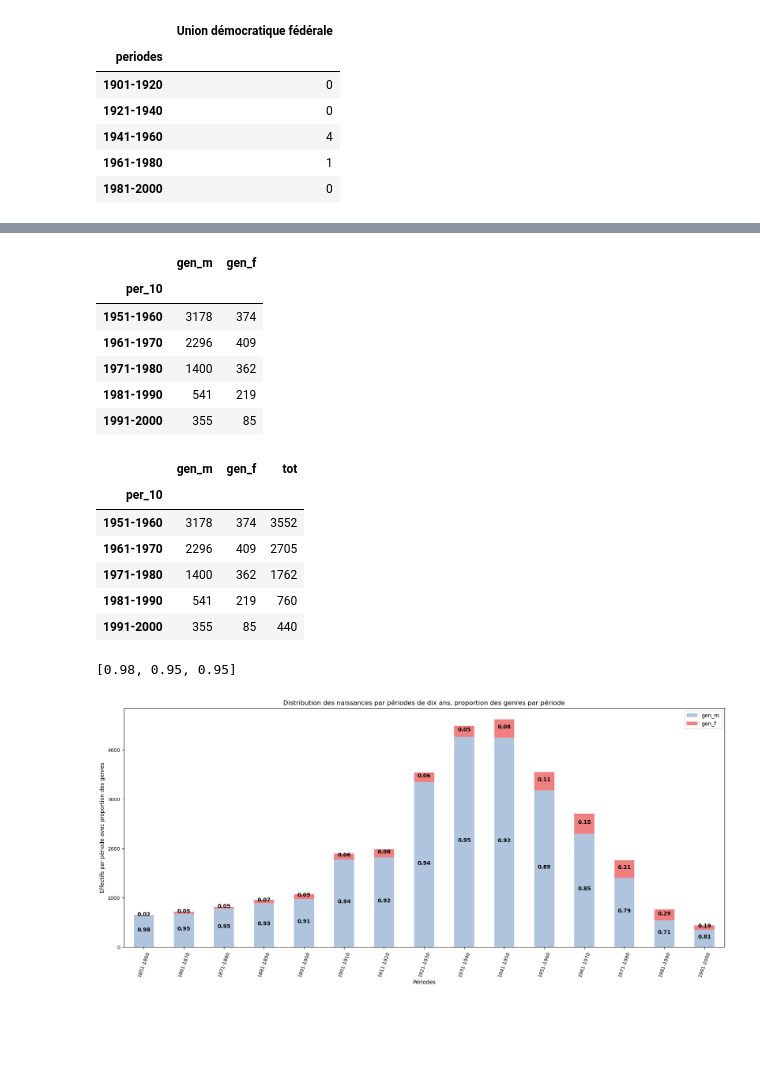
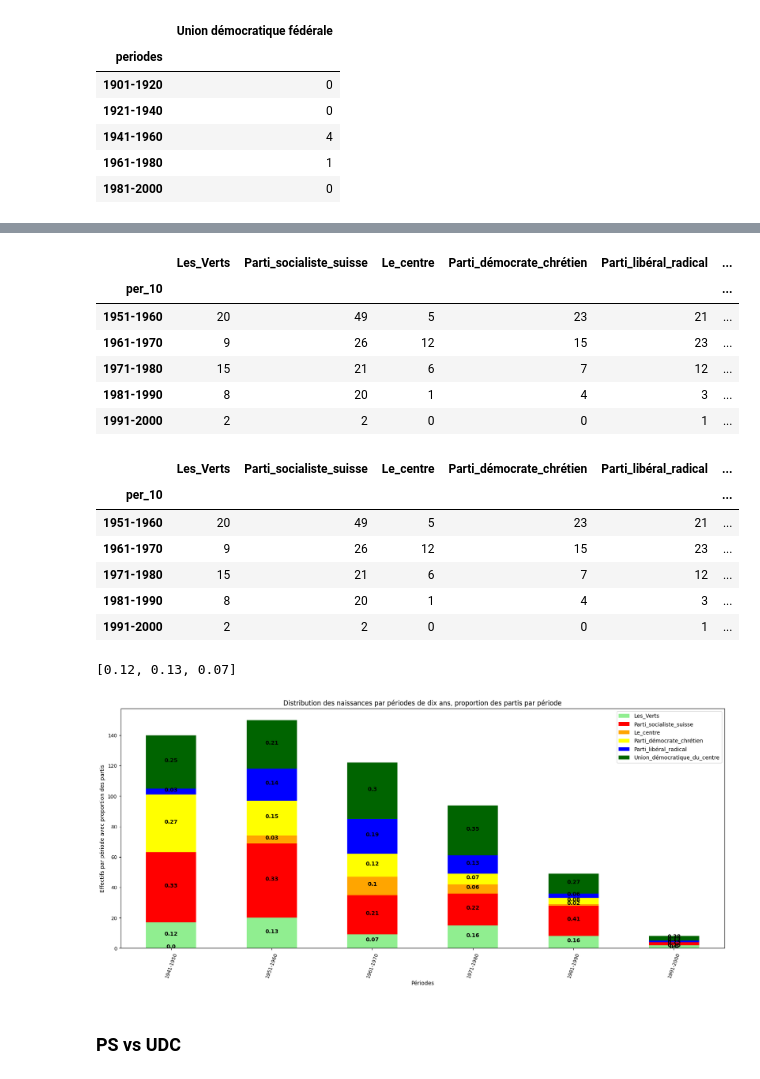
Before and after one commit to tbu02/swiss_national_council, a Jupyter notebook: notebooks_jupyter/wdt_distribution_partis_triplestore.ipynb, the cells around one changed output, grey strips where cells are left out. Cells and saved outputs as stored; diff of their text form; code cells hidden in the pictures; blank space fills up the shorter version.

Commit message:
Distribution partis

```diff
--- a/notebooks_jupyter/wdt_distribution_partis_triplestore.ipynb
+++ b/notebooks_jupyter/wdt_distribution_partis_triplestore.ipynb
@@ -601,0 +641,5 @@ gender_f_10.tail()
+# %%
+### Idem
+pp_udc_10 = pd.DataFrame(cdf_p[(cdf_p.ppCode == 'Union_démocratique_du_centre') & (cdf_p.birthYear > 1850)].groupby('per_10', observed=False).size())
+pp_udc_10.columns = ['Union_démocratique_du_centre']
+pp_udc_10.tail()
@@ -602,50 +654,54 @@ gender_f_10.tail()
 # %%
-merged_10 = pd.merge(gender_m_10, gender_f_10, left_index=True, right_index=True)
+merged_10 = pp_v_10.merge(pp_pss_10, left_index=True, right_index=True)\
+                   .merge(pp_LC_10, left_index=True, right_index=True)\
+                   .merge(pp_pdc_10, left_index=True, right_index=True)\
+                   .merge(pp_plr_10, left_index=True, right_index=True)\
+                   .merge(pp_udc_10, left_index=True, right_index=True)
 merged_10.tail()
 # %% [output]
-|  | gen_m | gen_f |
-| per_10 |  |  |
-| 1951-1960 | 3178 | 374 |
-| 1961-1970 | 2296 | 409 |
-| 1971-1980 | 1400 | 362 |
-| 1981-1990 | 541 | 219 |
-| 1991-2000 | 355 | 85 |
+|  | Les_Verts | Parti_socialiste_suisse | Le_centre | Parti_démocrate_chrétien | Parti_libéral_radical | ... |
+| per_10 |  |  |  |  |  | ... |
+| 1951-1960 | 20 | 49 | 5 | 23 | 21 | ... |
+| 1961-1970 | 9 | 26 | 12 | 15 | 23 | ... |
+| 1971-1980 | 15 | 21 | 6 | 7 | 12 | ... |
+| 1981-1990 | 8 | 20 | 1 | 4 | 3 | ... |
+| 1991-2000 | 2 | 2 | 0 | 0 | 1 | ... |
 # %%
 ### On transforme le type de valeur de l'index
 # et on ajoute une colonne avec le total
 merged_10.index = merged_10.index.map(str)
-merged_10['tot']=merged_10['gen_m']+merged_10['gen_f']
+merged_10['tot']=merged_10['Les_Verts']+merged_10['Parti_socialiste_suisse']+merged_10['Le_centre']+merged_10['Parti_démocrate_chrétien']+merged_10['Parti_libéral_radical']+merged_10['Union_démocratique_du_centre']
 merged_10.tail()
 # %% [output]
-|  | gen_m | gen_f | tot |
-| per_10 |  |  |  |
-| 1951-1960 | 3178 | 374 | 3552 |
-| 1961-1970 | 2296 | 409 | 2705 |
-| 1971-1980 | 1400 | 362 | 1762 |
-| 1981-1990 | 541 | 219 | 760 |
-| 1991-2000 | 355 | 85 | 440 |
+|  | Les_Verts | Parti_socialiste_suisse | Le_centre | Parti_démocrate_chrétien | Parti_libéral_radical | ... |
+| per_10 |  |  |  |  |  | ... |
+| 1951-1960 | 20 | 49 | 5 | 23 | 21 | ... |
+| 1961-1970 | 9 | 26 | 12 | 15 | 23 | ... |
+| 1971-1980 | 15 | 21 | 6 | 7 | 12 | ... |
+| 1981-1990 | 8 | 20 | 1 | 4 | 3 | ... |
+| 1991-2000 | 2 | 2 | 0 | 0 | 1 | ... |
 # %%
 ### On prépare les valeurs pour l'affichage des fréquences (proportion par rapport au total)
 
 # liste qui contient toutes les valeurs à la suite
-m_f = merged_10.gen_m.to_list()+merged_10.gen_f.to_list()
+m_f = merged_10.Les_Verts.to_list()+merged_10.Parti_socialiste_suisse.to_list()+merged_10.Le_centre.to_list()+merged_10.Parti_démocrate_chrétien.to_list()+merged_10.Parti_libéral_radical.to_list()+merged_10.Union_démocratique_du_centre.to_list()
 
 # liste d'égale longueur que la précédente qui contient
 # les valeurs de l'index, i.e. les périodes
-tot = merged_10.tot.to_list()*2
+tot = merged_10.tot.to_list()*6
 
 # liste qui contient les valeurs des fréquences
 lp = [round(v/t, 2) for v,t in zip(m_f, tot)]
 lp[:3]
 # %% [output]
-[0.98, 0.95, 0.95]
+[0.12, 0.13, 0.07]
 # %%
 ### Graphique avec la distribution par période et genre (M,F)
 # Noter que les effectifs du genre 'Autres' étant très faibles,
 # on ne les analyse pas de manière sérielle mais on peut les analyser qualitatiement
 
-ax = merged_10.plot.bar(stacked=True, y=['gen_m', 'gen_f'], \
-                        rot=70, fontsize=9, figsize=(20,8), color=['LightSteelBlue', 'LightCoral'])
+ax = merged_10.plot.bar(stacked=True, y=['Les_Verts', 'Parti_socialiste_suisse', 'Le_centre', 'Parti_démocrate_chrétien', 'Parti_libéral_radical', 'Union_démocratique_du_centre'], \
+                        rot=70, fontsize=9, figsize=(20,8), color=['LightGreen', 'Red', 'Orange', 'Yellow', 'Blue', 'DarkGreen'])
 
 
 ### https://www.pythoncharts.com/matplotlib/stacked-bar-charts-labels/
@@ -656,34 +712,36 @@ ax = merged_10.plot.bar(stacked=True, y=['gen_m', 'gen_f'], \
 # Il y a autant de triangles que les valeurs d'index x le nombre de variables
 
 for bar,v in zip(ax.patches,lp):
 
     ax.text(
       # Met les étiquette aux centre des rectangles
       bar.get_x() + bar.get_width() / 2,
 
       # Ajoute les coordonnées verticales
       bar.get_height()/2 + bar.get_y(),
 
       # Ajoute les valeurs
       v,
 
       # centre et met du style aux étiquettes
       ha='center',
       color='black',
       weight='bold',
       size=10
   )
 
-plt.ylabel('Effectifs par période avec proportion des genres')
+plt.ylabel('Effectifs par période avec proportion des partis')
 plt.xlabel('Périodes')
-plt.title('Distribution des naissances par périodes de dix ans, proportion des genres par période')
+plt.title('Distribution des naissances par périodes de dix ans, proportion des partis par période')
 
 ## On peut enregistrer l'image dans un fichier (noter le dossier créé préalablement)
 # qu'on pourra ensuite introduire dans un travail et commenter
 
 # Doc.: https://matplotlib.org/stable/api/_as_gen/matplotlib.pyplot.savefig.html
-plt.savefig('images/naissances_distribution_10ans_genre.jpg', bbox_inches='tight',
+plt.savefig('Images/naissances_distribution_10ans_partis.jpg', bbox_inches='tight',
                        pad_inches=0.2)
 plt.show()
 # %% [output]
-[figure, old version]
+[figure, new version]
+# %% [markdown]
+### PS vs UDC
```
Also changed, not shown: parts of 32 cells of this notebook, 4 other files.
